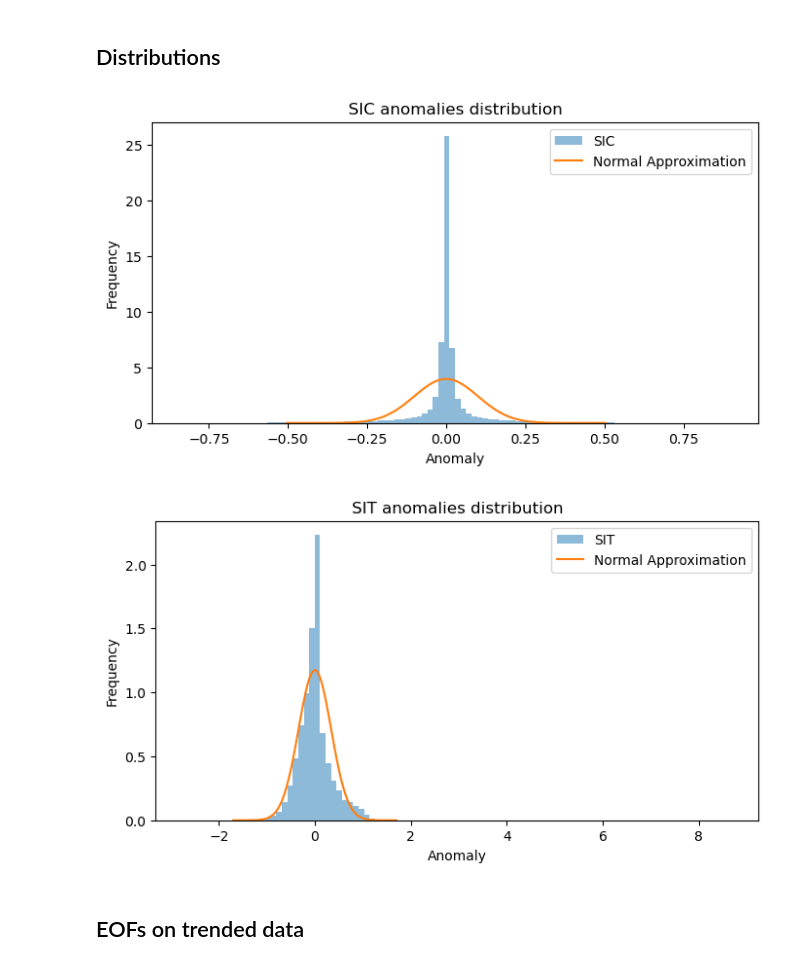
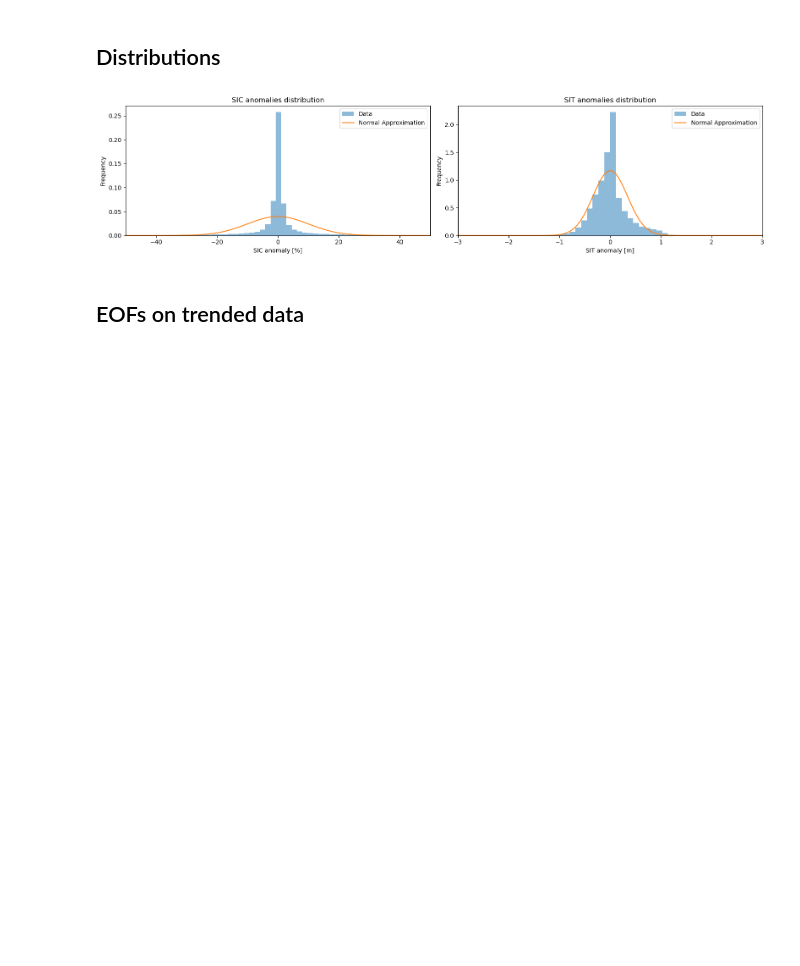
Before and after one commit to juliencollard2001/PHO_Arctic, a Jupyter notebook: sea_ice_study.ipynb, the cells around one changed output. Saved outputs shown, nothing was run; the diff lists cells and outputs as text; code cells hidden in the pictures; blank space fills up the shorter version.

```diff
--- a/sea_ice_study.ipynb
+++ b/sea_ice_study.ipynb
@@ -132,33 +138,40 @@ plt.show()
 # %% [markdown]
 ## Distributions
 # %%
-SIC_all_values = ds_anomalies['SIC'].values.flatten()
+SIC_all_values = 100 * ds_anomalies['SIC'].values.flatten()
 SIT_all_values = ds_anomalies['SIT'].values.flatten()
 
-fig, ax = plt.subplots(1, 1, figsize=(8, 4))
-ax.hist(SIC_all_values, bins=100, alpha=0.5, label='SIC', density=True)
+fig, axs = plt.subplots(1, 2, figsize=(16, 4))
+
+# SIC anomalies distribution
+ax = axs[0]
+ax.hist(SIC_all_values, bins=100, alpha=0.5, label='Data', density=True)
 mu, sigma = np.nanmean(SIC_all_values), np.nanstd(SIC_all_values)
 x = np.linspace(mu - 5*sigma, mu + 5*sigma, 100)
 ax.plot(x, 1/(sigma * np.sqrt(2 * np.pi)) * np.exp(- (x - mu)**2 / (2 * sigma**2)), label='Normal Approximation')
-ax.set_xlabel('Anomaly')
+ax.set_xlabel('SIC anomaly [%]')
+ax.set_xlim(-50, 50)
 ax.set_ylabel('Frequency')
-plt.title('SIC anomalies distribution')
-plt.legend()
+ax.set_title('SIC anomalies distribution')
+ax.legend()
+
+# SIT anomalies distribution
+ax = axs[1]
+ax.hist(SIT_all_values, bins=100, alpha=0.5, label='Data', density=True)
+mu, sigma = np.nanmean(SIT_all_values), np.nanstd(SIT_all_values)
+x = np.linspace(mu - 10*sigma, mu + 10*sigma, 100)
+ax.plot(x, 1/(sigma * np.sqrt(2 * np.pi)) * np.exp(- (x - mu)**2 / (2 * sigma**2)), label='Normal Approximation')
+ax.set_xlabel('SIT anomaly [m]')
+ax.set_ylabel('Frequency')
+ax.set_xlim(-3, 3)
+ax.set_title('SIT anomalies distribution')
+ax.legend()
+
+plt.tight_layout()
+plt.savefig('figs/sea_ice_variability/SIC_SIT_anomalies_distributions.png')
 plt.show()
-
-fig, ax = plt.subplots(1, 1, figsize=(8, 4))
-ax.hist(SIT_all_values, bins=100, alpha=0.5, label='SIT', density=True)
-mu, sigma = np.nanmean(SIT_all_values), np.nanstd(SIT_all_values)
-x = np.linspace(mu - 5*sigma, mu + 5*sigma, 100)
-ax.plot(x, 1/(sigma * np.sqrt(2 * np.pi)) * np.exp(- (x - mu)**2 / (2 * sigma**2)), label='Normal Approximation')
-ax.set_xlabel('Anomaly')
-ax.set_ylabel('Frequency')
-plt.title('SIT anomalies distribution')
-plt.legend()
-plt.show()
 # %% [output]
-[figure, old version]
+[figure, new version]
-[figure, removed]
 # %% [markdown]
 ## EOFs on trended data
 # %%
```
Also changed, not shown: parts of 8 cells of this notebook, 8 other files.
